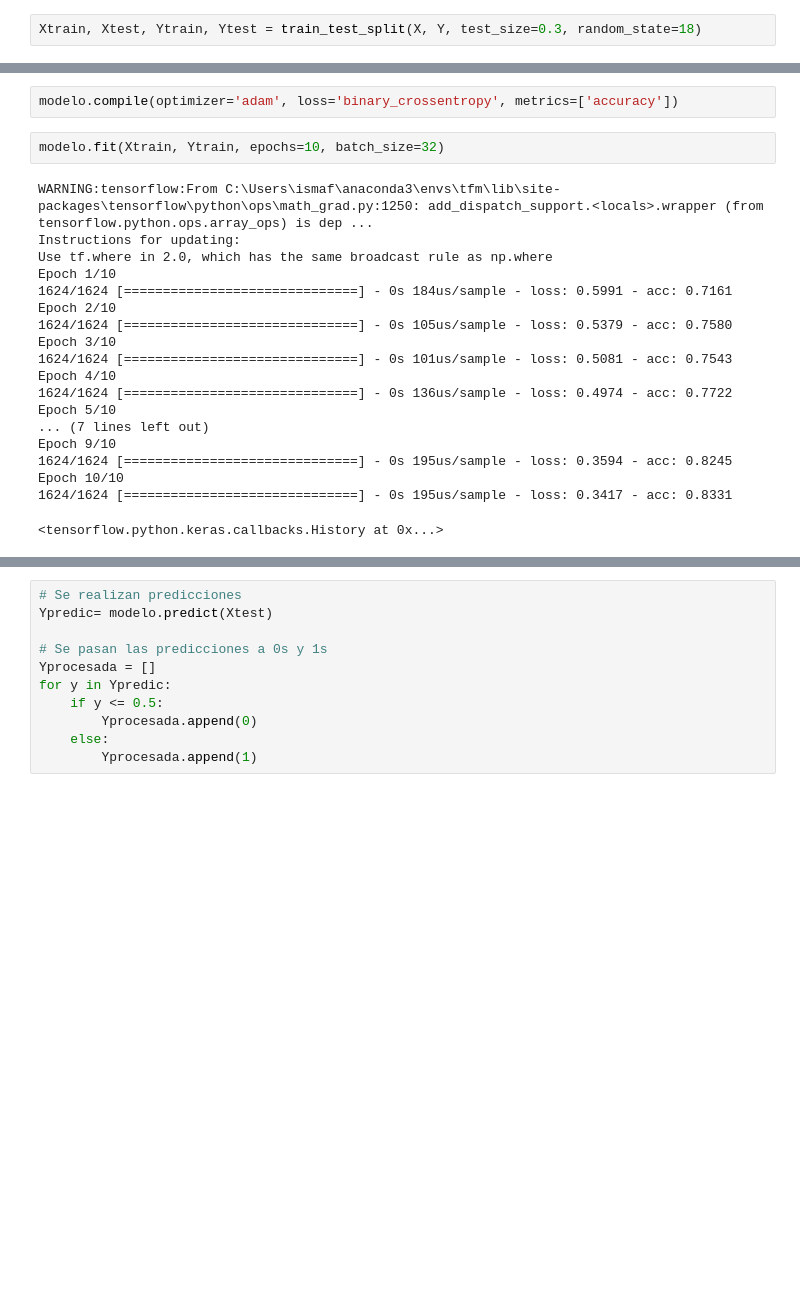
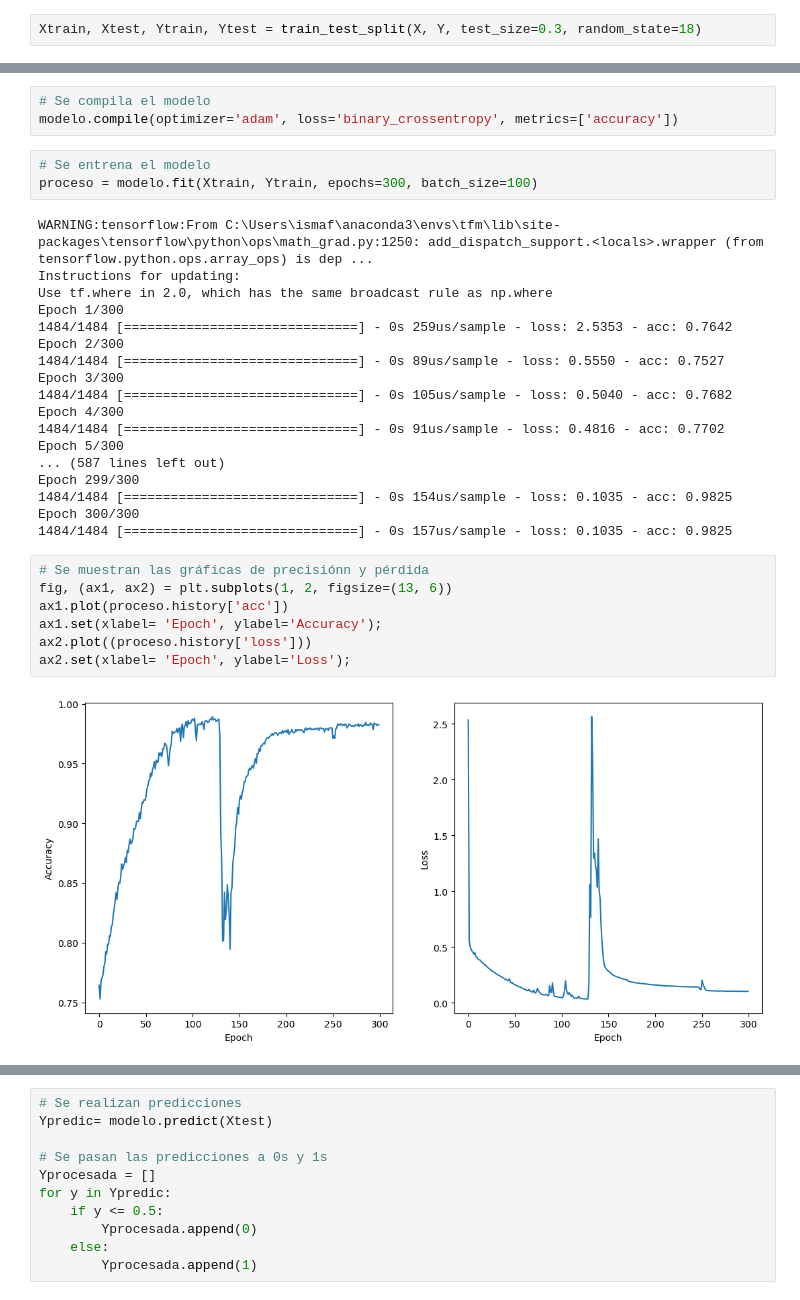
Before and after one commit to ifh1001/TFM, a Jupyter notebook: src/PreparacionCNNs.ipynb, the cells around one changed output, grey strips where cells are left out. Drawn from its saved outputs; the diff is of its cells as text; blank space fills up the shorter version.

Commit message:
Modelos con validación cruzada, visualización de la función de pérdida y guardar todos los modelos

```diff
--- a/src/PreparacionCNNs.ipynb
+++ b/src/PreparacionCNNs.ipynb
@@ -140,28 +185,38 @@ Trainable params: 105,905
 Non-trainable params: 0
 _________________________________________________________________
 # %%
+# Se compila el modelo
 modelo.compile(optimizer='adam', loss='binary_crossentropy', metrics=['accuracy'])
 # %%
-modelo.fit(Xtrain, Ytrain, epochs=10, batch_size=32)
+# Se entrena el modelo
+proceso = modelo.fit(Xtrain, Ytrain, epochs=300, batch_size=100)
 # %% [output]
 WARNING:tensorflow:From C:\Users\ismaf\anaconda3\envs\tfm\lib\site-packages\tensorflow\python\ops\math_grad.py:1250: add_dispatch_support.<locals>.wrapper (from tensorflow.python.ops.array_ops) is dep ...
 Instructions for updating:
 Use tf.where in 2.0, which has the same broadcast rule as np.where
-Epoch 1/10
-1624/1624 [==============================] - 0s 184us/sample - loss: 0.5991 - acc: 0.7161
-Epoch 2/10
-1624/1624 [==============================] - 0s 105us/sample - loss: 0.5379 - acc: 0.7580
-Epoch 3/10
-1624/1624 [==============================] - 0s 101us/sample - loss: 0.5081 - acc: 0.7543
-Epoch 4/10
-1624/1624 [==============================] - 0s 136us/sample - loss: 0.4974 - acc: 0.7722
-Epoch 5/10
-... (7 lines left out)
-Epoch 9/10
-1624/1624 [==============================] - 0s 195us/sample - loss: 0.3594 - acc: 0.8245
-Epoch 10/10
-1624/1624 [==============================] - 0s 195us/sample - loss: 0.3417 - acc: 0.8331
+Epoch 1/300
+1484/1484 [==============================] - 0s 259us/sample - loss: 2.5353 - acc: 0.7642
+Epoch 2/300
+1484/1484 [==============================] - 0s 89us/sample - loss: 0.5550 - acc: 0.7527
+Epoch 3/300
+1484/1484 [==============================] - 0s 105us/sample - loss: 0.5040 - acc: 0.7682
+Epoch 4/300
+1484/1484 [==============================] - 0s 91us/sample - loss: 0.4816 - acc: 0.7702
+Epoch 5/300
+... (587 lines left out)
+Epoch 299/300
+1484/1484 [==============================] - 0s 154us/sample - loss: 0.1035 - acc: 0.9825
+Epoch 300/300
+1484/1484 [==============================] - 0s 157us/sample - loss: 0.1035 - acc: 0.9825
-<tensorflow.python.keras.callbacks.History at 0x...>
+# %%
+# Se muestran las gráficas de precisiónn y pérdida
+fig, (ax1, ax2) = plt.subplots(1, 2, figsize=(13, 6))
+ax1.plot(proceso.history['acc'])
+ax1.set(xlabel= 'Epoch', ylabel='Accuracy');
+ax2.plot((proceso.history['loss']))
+ax2.set(xlabel= 'Epoch', ylabel='Loss');
+# %% [output]
+[figure, added]
 # %%
 # Se evalua el modelo
 resultado  = modelo.evaluate(Xtest,  Ytest)
```
Also changed, not shown: parts of 43 cells of this notebook.
